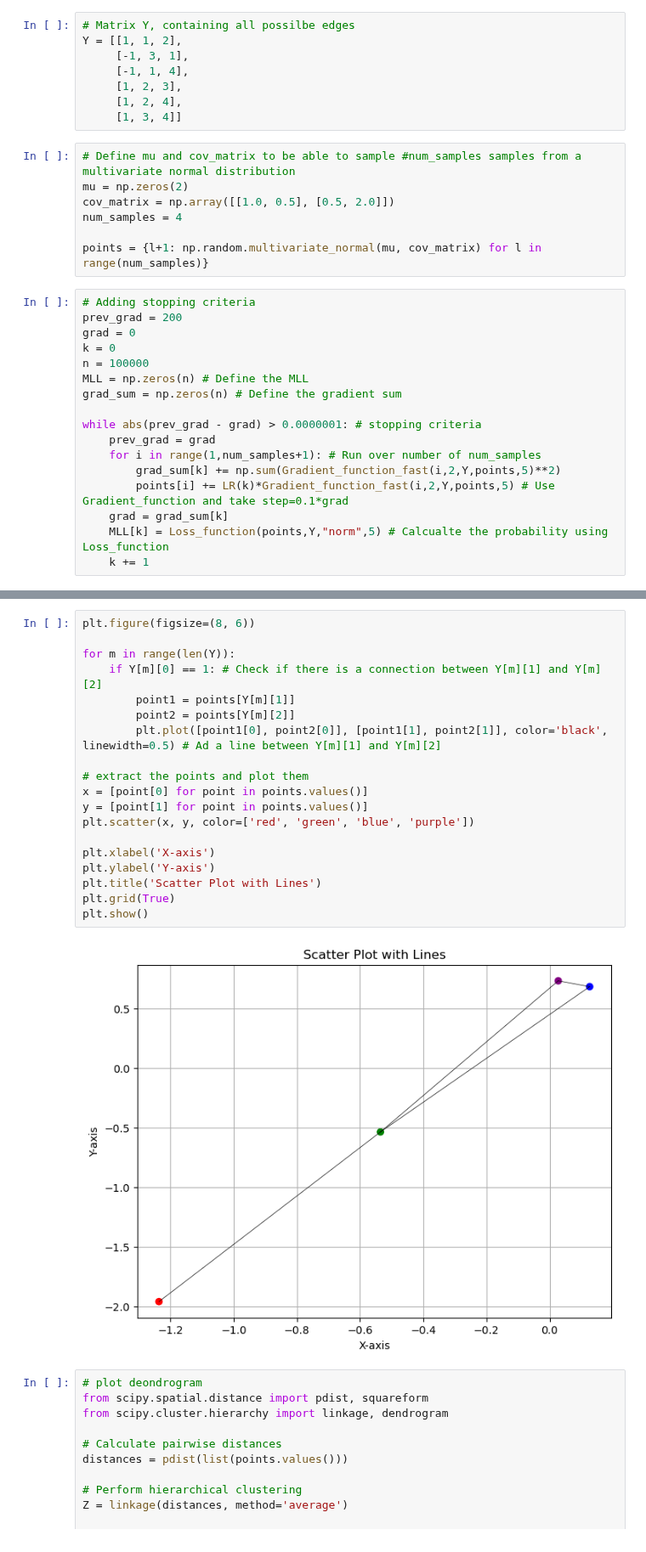
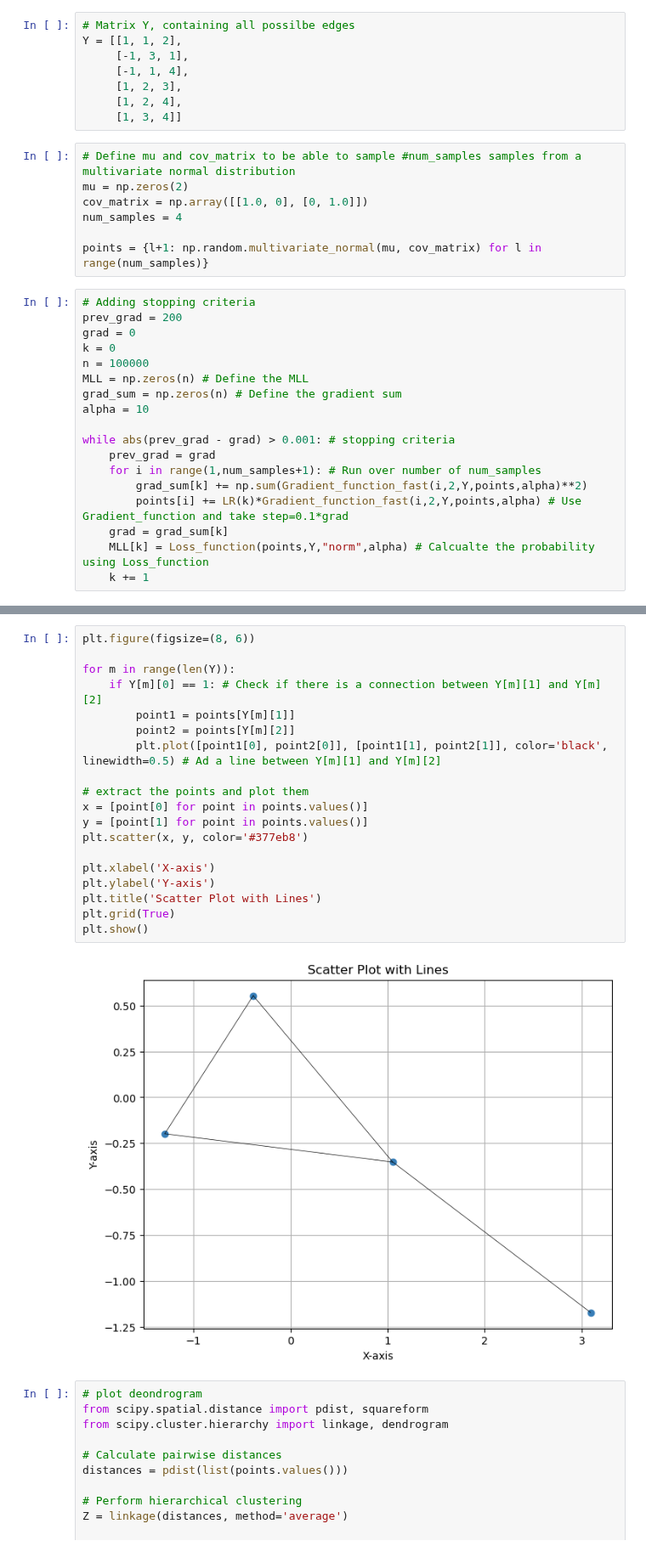
Before and after one commit to SigneDjernis/Latent_Distance_Models, a Jupyter notebook: Synthetic dataset/Gradient Method.ipynb, the cells around one changed output, grey strips where cells are left out. Shown at 85% size. Cells and saved outputs as stored; diff of their text form.

Commit message:
Use differnet color pallet for plots

```diff
--- a/Synthetic dataset/Gradient Method.ipynb
+++ b/Synthetic dataset/Gradient Method.ipynb
@@ -13,7 +13,7 @@ Y = [[1, 1, 2],
 # %%
 # Define mu and cov_matrix to be able to sample #num_samples samples from a multivariate normal distribution
 mu = np.zeros(2)
-cov_matrix = np.array([[1.0, 0.5], [0.5, 2.0]])
+cov_matrix = np.array([[1.0, 0], [0, 1.0]])
 num_samples = 4
 
 points = {l+1: np.random.multivariate_normal(mu, cov_matrix) for l in range(num_samples)}
@@ -25,14 +25,15 @@ k = 0
 n = 100000
 MLL = np.zeros(n) # Define the MLL
 grad_sum = np.zeros(n) # Define the gradient sum
+alpha = 10
 
-while abs(prev_grad - grad) > 0.0000001: # stopping criteria
+while abs(prev_grad - grad) > 0.001: # stopping criteria
     prev_grad = grad
     for i in range(1,num_samples+1): # Run over number of num_samples
-        grad_sum[k] += np.sum(Gradient_function_fast(i,2,Y,points,5)**2)
-        points[i] += LR(k)*Gradient_function_fast(i,2,Y,points,5) # Use Gradient_function and take step=0.1*grad
+        grad_sum[k] += np.sum(Gradient_function_fast(i,2,Y,points,alpha)**2)
+        points[i] += LR(k)*Gradient_function_fast(i,2,Y,points,alpha) # Use Gradient_function and take step=0.1*grad
     grad = grad_sum[k]
-    MLL[k] = Loss_function(points,Y,"norm",5) # Calcualte the probability using Loss_function
+    MLL[k] = Loss_function(points,Y,"norm",alpha) # Calcualte the probability using Loss_function
     k += 1
 # %%
 plt.plot(MLL[0:k],label='MLL')
@@ -46,24 +47,24 @@ plt.show()
 # %%
 plt.figure(figsize=(8, 6))
 
 for m in range(len(Y)):
     if Y[m][0] == 1: # Check if there is a connection between Y[m][1] and Y[m][2]
         point1 = points[Y[m][1]]
         point2 = points[Y[m][2]]
         plt.plot([point1[0], point2[0]], [point1[1], point2[1]], color='black', linewidth=0.5) # Ad a line between Y[m][1] and Y[m][2]
 
 # extract the points and plot them
 x = [point[0] for point in points.values()]
 y = [point[1] for point in points.values()]
-plt.scatter(x, y, color=['red', 'green', 'blue', 'purple'])
+plt.scatter(x, y, color='#377eb8')
 
 plt.xlabel('X-axis')
 plt.ylabel('Y-axis')
 plt.title('Scatter Plot with Lines')
 plt.grid(True)
 plt.show()
 # %% [output]
-[figure, old version]
+[figure, new version]
 # %%
 # plot deondrogram
 from scipy.spatial.distance import pdist, squareform
```
Also changed, not shown: parts of 1 cell of this notebook.
